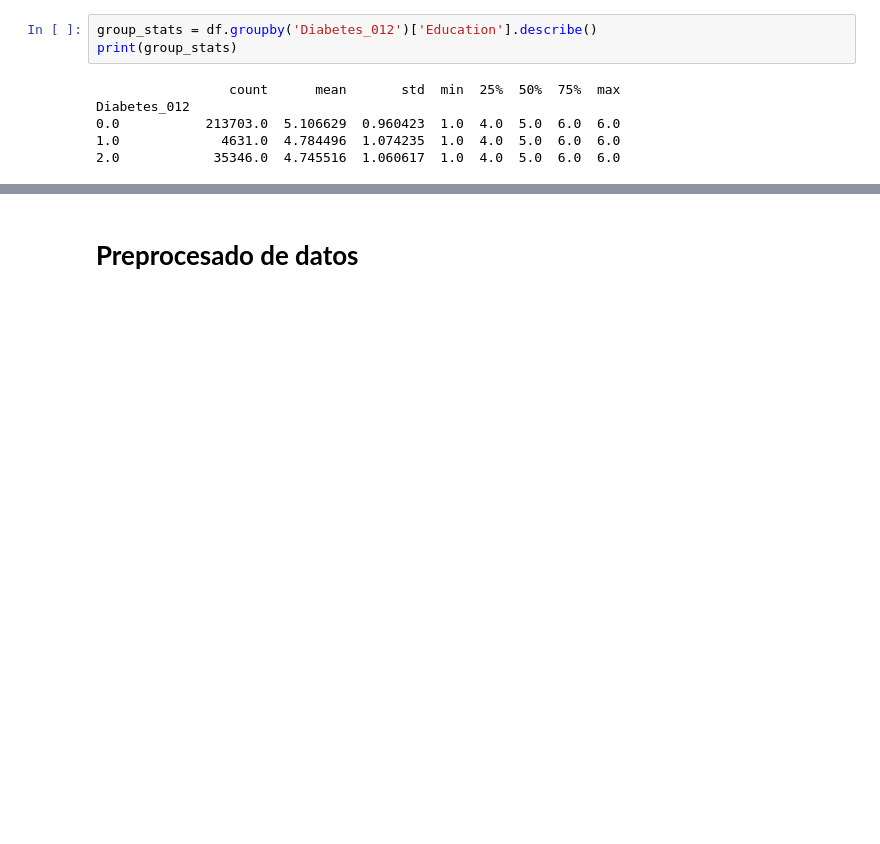
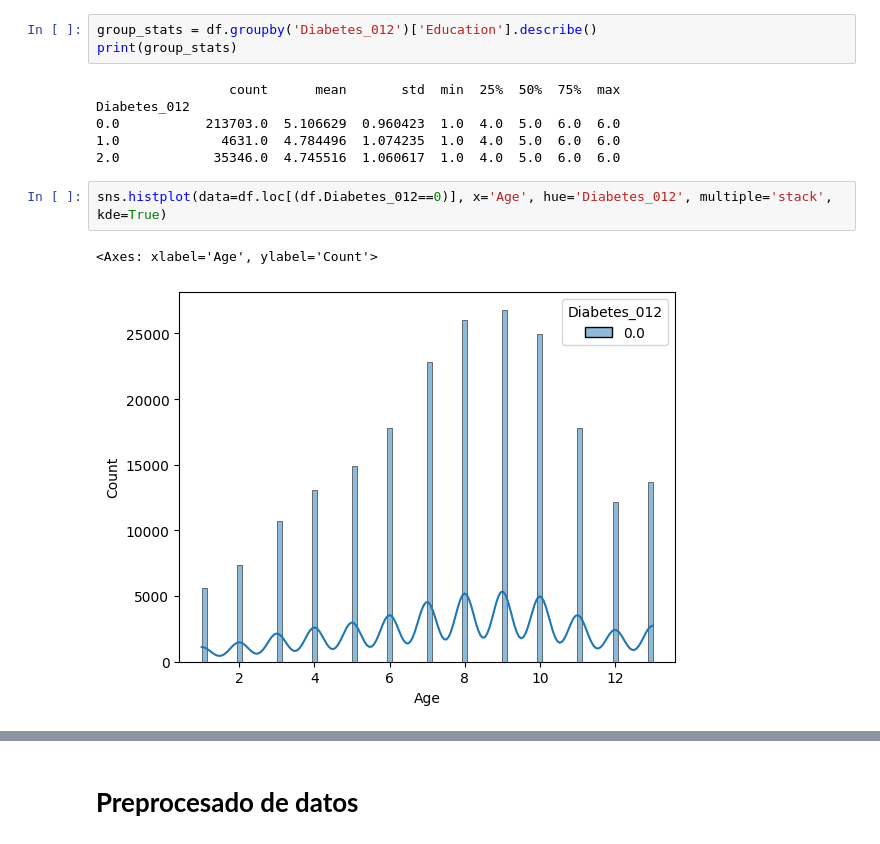
Before and after one commit to margomcar/TFM-Diabetes, a Jupyter notebook: TFM.ipynb, the cells around one changed output, grey strips where cells are left out. Saved outputs shown, nothing was run; the diff lists cells and outputs as text; blank space fills up the shorter version.

```diff
--- a/TFM.ipynb
+++ b/TFM.ipynb
@@ -159,3 +159,8 @@ Diabetes_012
 0.0           213703.0  5.106629  0.960423  1.0  4.0  5.0  6.0  6.0
 1.0             4631.0  4.784496  1.074235  1.0  4.0  5.0  6.0  6.0
 2.0            35346.0  4.745516  1.060617  1.0  4.0  5.0  6.0  6.0
+# %%
+sns.histplot(data=df.loc[(df.Diabetes_012==0)], x='Age', hue='Diabetes_012', multiple='stack', kde=True)
+# %% [output]
+<Axes: xlabel='Age', ylabel='Count'>
+[figure, added]
```
Also changed, not shown: parts of 2 cells of this notebook.
